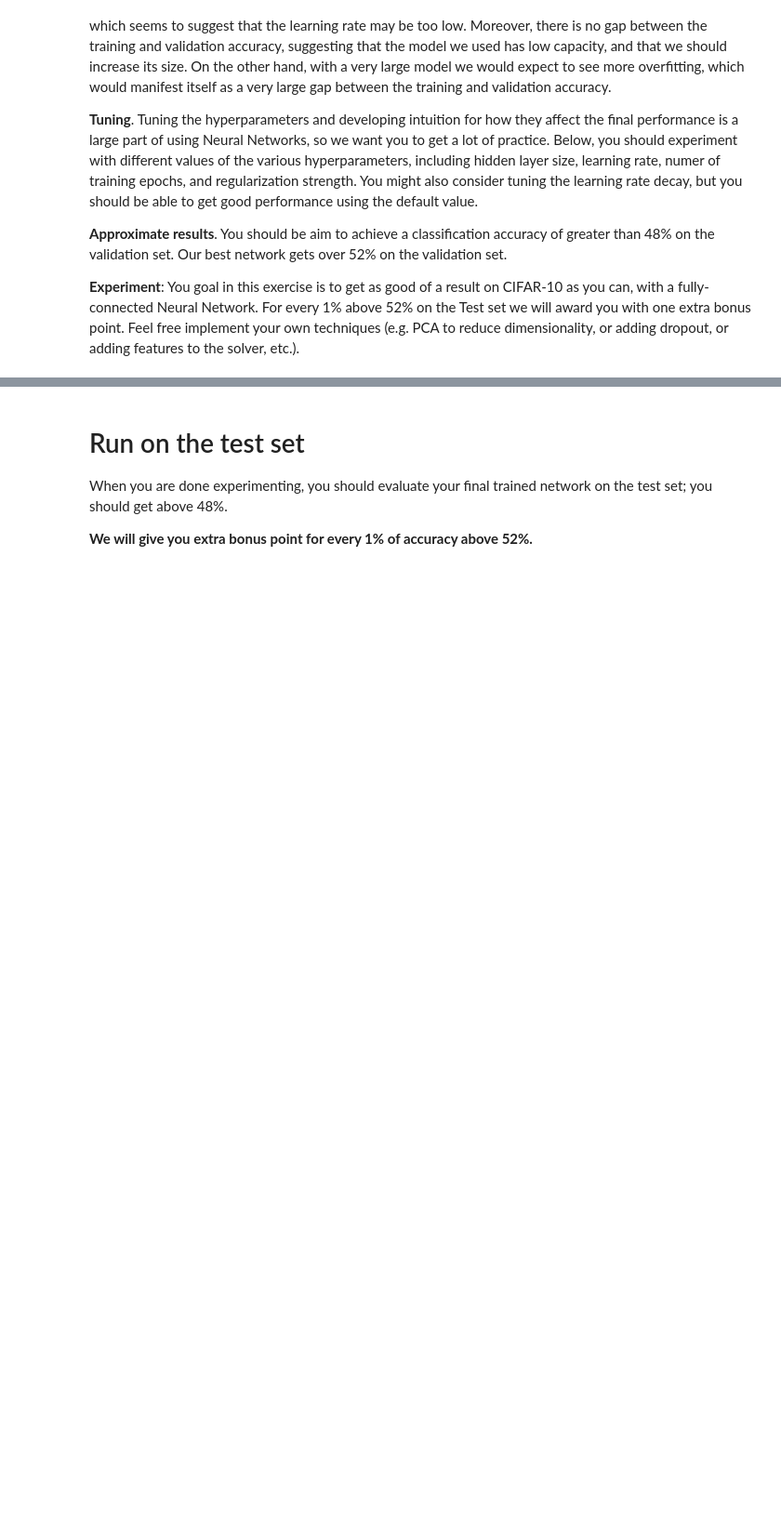
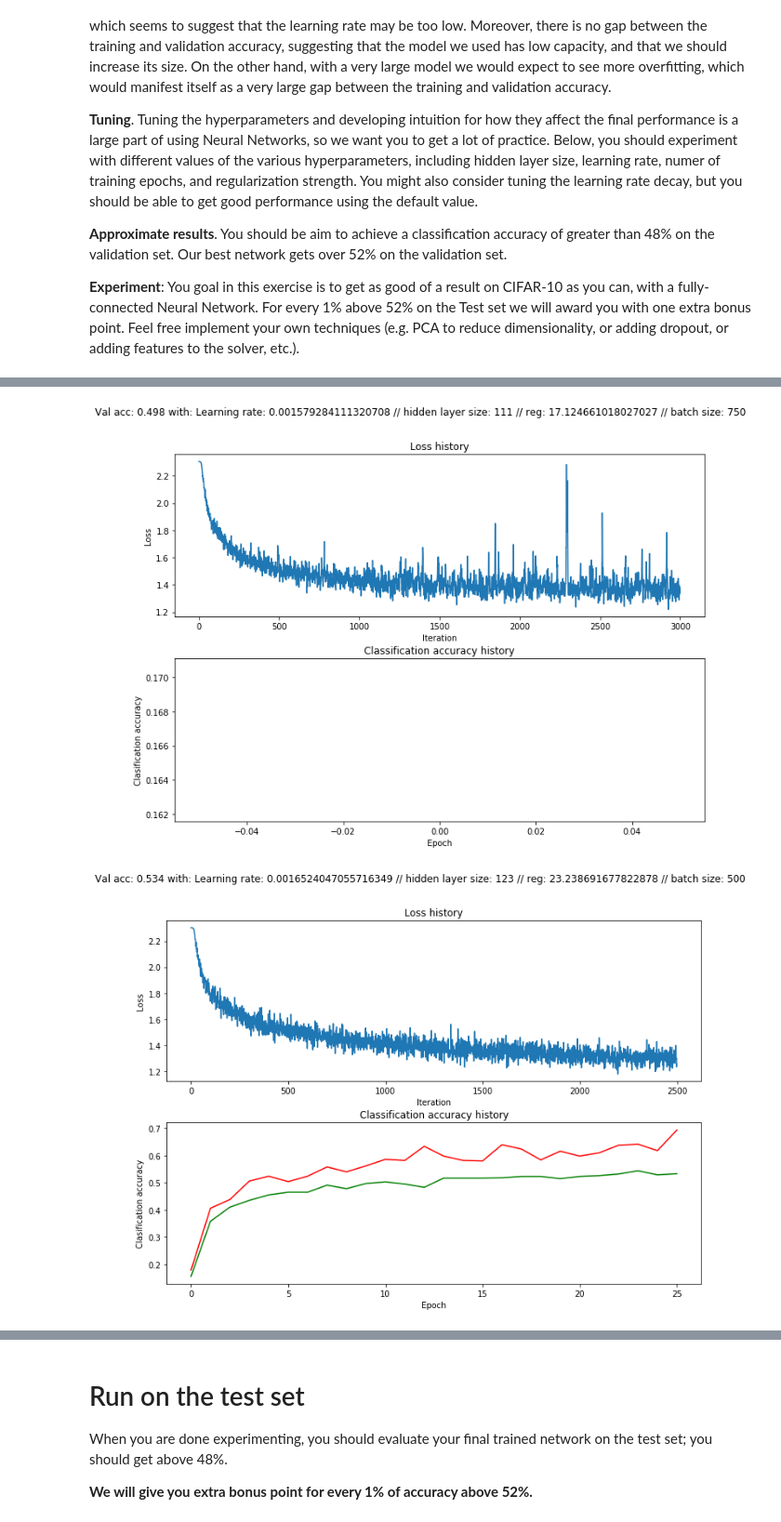
Before and after one commit to liavkoren/ea-to-ml-ai, a Jupyter notebook: liav/Stanford ConvoNets/assignment1/two_layer_net.ipynb, the cells around one changed output, grey strips where cells are left out. Shown at 93% size. Drawn from its saved outputs; the diff is of its cells as text; code cells hidden in the pictures; blank space fills up the shorter version.

```diff
--- a/liav/Stanford ConvoNets/assignment1/two_layer_net.ipynb
+++ b/liav/Stanford ConvoNets/assignment1/two_layer_net.ipynb
@@ -262,8 +446,13 @@ show_net_weights(net)
 **Approximate results**. You should be aim to achieve a classification accuracy of greater than 48% on the validation set. Our best network gets over 52% on the validation set.
 
 **Experiment**: You goal in this exercise is to get as good of a result on CIFAR-10 as you can, with a fully-connected Neural Network. For every 1% above 52% on the Test set we will award you with one extra bonus point. Feel free implement your own techniques (e.g. PCA to reduce dimensionality, or adding dropout, or adding features to the solver, etc.).
+# %%
+best_hyperparams = (None, None, None)
+best_net = None # store the best model into this
+best_acc = float('-inf')
+best_nets = []
 # %%
-best_net = None # store the best model into this
+from itertools import product
 
 #################################################################################
 # TODO: Tune hyperparameters using the validation set. Store your best trained  #
@@ -277,7 +466,69 @@ best_net = None # store the best model into this
 # write code to sweep through possible combinations of hyperparameters          #
 # automatically like we did on the previous exercises.                          #
 #################################################################################
-pass
-#################################################################################
-#                               END OF YOUR CODE                                #
-#################################################################################
+
+
+
+def get(hidden_layer_size):
+    input_size = 32 * 32 * 3
+    num_classes = 10
+    return TwoLayerNet(input_size, hidden_layer_size, num_classes)
+
+
+def train(net, num_iters, learning_rate, reg, batch_size, verbose=False, **kwargs):
+    return net.train(
+        X_train,
+        y_train,
+        X_val,
+        y_val,
+        num_iters=num_iters,
+        batch_size=batch_size,
+        learning_rate=learning_rate,
+        learning_rate_decay=0.95,
+        reg=0.25,
+        verbose=verbose
+    )
+
+
+def search(params):
+    global best_acc
+    global best_hyperparams
+    global best_net
+    global best_stats
+    net = get(params['hidden_layer_size'])
+    print(f'{params}')
+    stats = train(net, **params, verbose=True)
+    if stats:
+        val_acc = (net.predict(X_val) == y_val).mean()
+        print(f'Got {val_acc}')
+        plot_hist(stats, params, val_acc)
+        if val_acc > 0.52:
+            best_acc = val_acc
+            best_net = net
+            best_hyperparams = params
+            best_stats = stats
+            print(f'Got --> {best_acc} <--')
+            best_nets.append(ResultWrapper(net, best_acc, params))
+
+
+# Previous best results found with grid search using
+# learning rate, reg, hidden size, num_iters, batch size:
+# search([0.001], [0.6, 0.7], [90], [4000], [200, 256, 512])
+
+def random_search(times=10):
+    for index in range(times):
+        print(f'{index}' + '= * 20')
+        epochs = np.random.choice([4, 5, 6])
+        batch_size = np.random.choice([500, 750])
+        params = {
+            'learning_rate':10**np.random.uniform(-3, -1.5),
+            'hidden_layer_size': np.random.randint(60, 150),
+            'reg': np.random.uniform(5, 25),
+            'num_iters': batch_size * epochs,
+            'batch_size': batch_size,
+        }
+        search(params)
+        print('='*20)
+random_search(times=10)
+print('done')
+# %% [output]
@@ -283,0 +569,2 @@ pass
+[figure, added]
+[figure, added]
```
Also changed, not shown: parts of 28 cells of this notebook.
